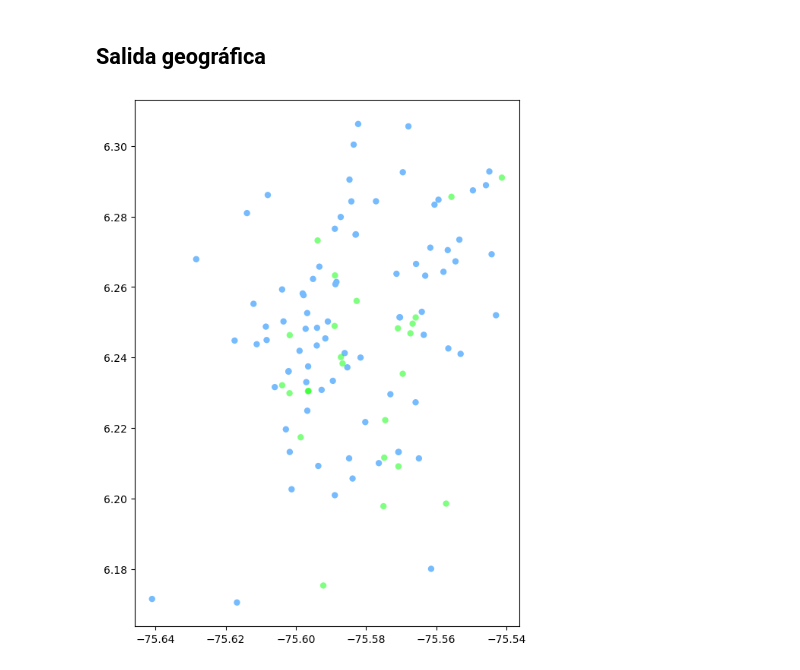
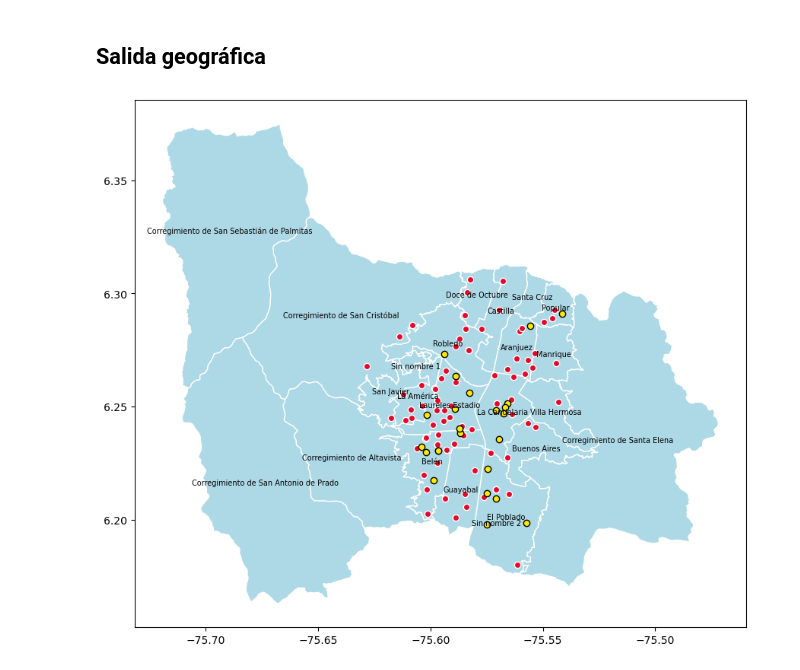
Before and after one commit to rpoandres/30DayMapChallenge2024, a Jupyter notebook: Points/Main.ipynb, the cells around one changed output. Drawn from its saved outputs; the diff is of its cells as text; code cells hidden in the pictures.

```diff
--- a/Points/Main.ipynb
+++ b/Points/Main.ipynb
@@ -354,13 +381,22 @@ exito_gdf.shape
 # %% [markdown]
 ## Salida geográfica
-# %%
-fig, ax = plt.subplots(1,1, figsize=(12,9))
-
-# Plot all three GeoPackages to the same axes
-# boros.boundary.plot(color="red",ax=ax )
-d1_gdf.plot(edgecolor="none",facecolor="xkcd:sky blue",ax=ax)
-exito_gdf.plot(edgecolor="none",color=(0, 1, 0 ,0.5),ax=ax)
-
-plt.show()
-# %% [output]
-[figure, removed]
+# %%
+fig, ax = plt.subplots(1,1, figsize=(12,9))
+
+# Layers
+med_gdf.plot(edgecolor="white", facecolor="lightblue",ax=ax)
+d1_gdf.plot(edgecolor="white",facecolor="#E90729", ax=ax)
+exito_gdf.plot(edgecolor="black",facecolor="#FFE800", ax=ax)
+
+# Lables for med layer
+for idx, row in med_gdf.iterrows():
+    # Get the centroid of each geometry to place the label
+    centroid = row.geometry.centroid
+    ax.text(centroid.x, centroid.y, row['NOMBRE'],
+            fontsize=7,
+            ha='center',
+            va='center')
+
+plt.show()
+# %% [output]
+[figure, added]
```
Also changed, not shown: parts of 13 cells of this notebook.
